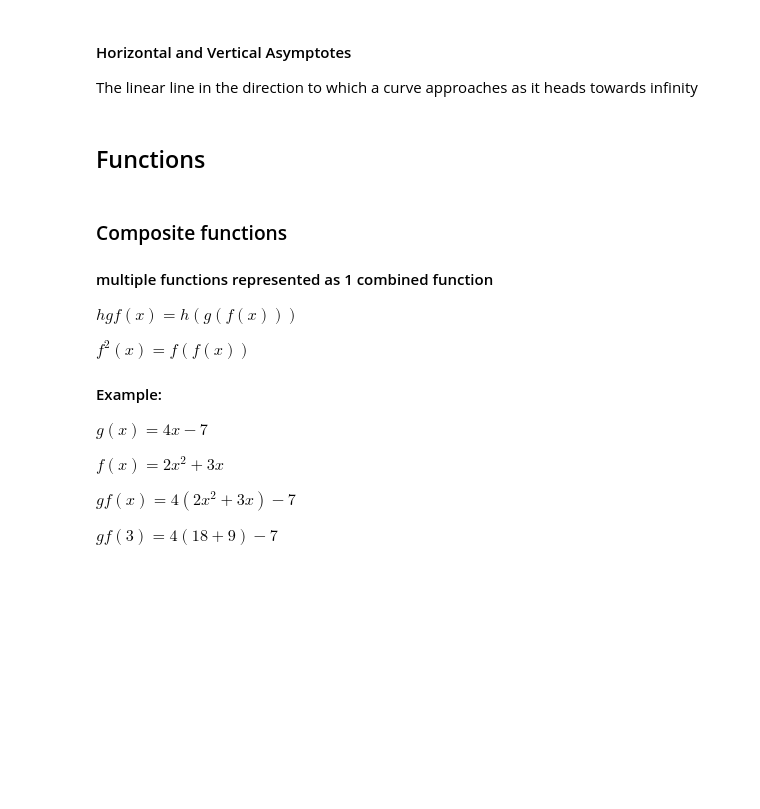
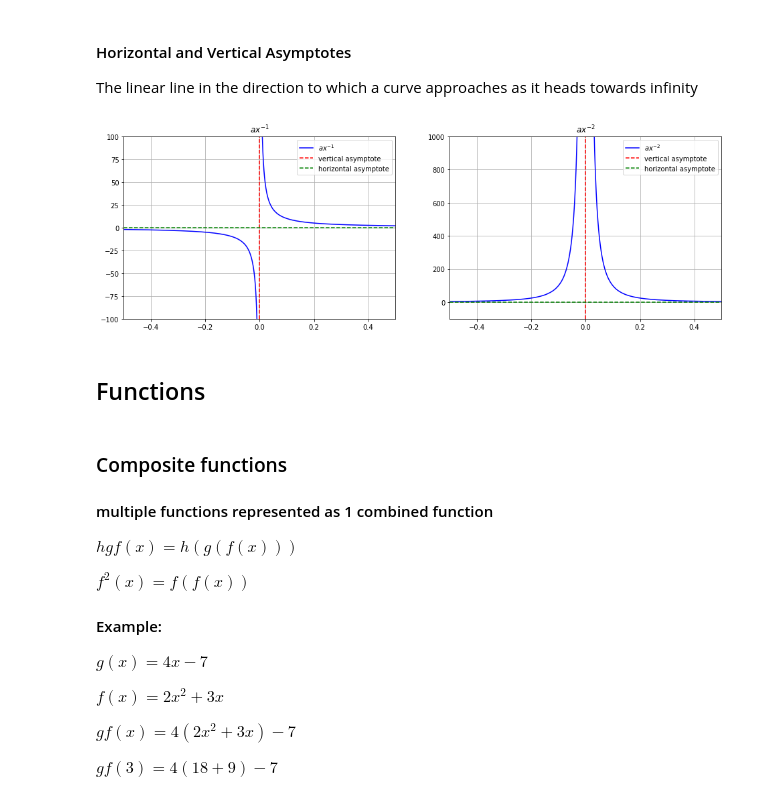
Before and after one commit to KiranArun/A-Level_Maths, a Jupyter notebook: Algebra_and_functions/Algebra_and_functions.ipynb, the cells around one changed output. Saved outputs shown, nothing was run; the diff lists cells and outputs as text; code cells hidden in the pictures; blank space fills up the shorter version.

```diff
--- a/Algebra_and_functions/Algebra_and_functions.ipynb
+++ b/Algebra_and_functions/Algebra_and_functions.ipynb
@@ -817,37 +825,39 @@ a = 1        # coefficient
 n = -1       # power (representing all odd values)
 n2 = -2      # power (representing all even values)
 
 # y values for first power
 y = a*x**n
 # y values for second power
 y2 = a*x**n2
 
 # set up plot
 fig, ax = plt.subplots(1, 2, sharex=True, figsize=(16,5))
 
-ax[0].plot(x, y, color='b', label='ax^-1')
-ax[1].plot(x, y2, color='b', label='ax^-2')
+ax[0].plot(x, y, color='b', label='$ax^{-1}$')
+ax[1].plot(x, y2, color='b', label='$ax^{-2}$')
 
 ax[0].axvline(x=0, color='r', linestyle='--', label='vertical asymptote')
 ax[1].axvline(x=0, color='r', linestyle='--', label='vertical asymptote')
 
 ax[0].axhline(y=0, color='g', linestyle='--', label='horizontal asymptote')
 ax[1].axhline(y=0, color='g', linestyle='--', label='horizontal asymptote')
 
-ax[0].set_title("ax^-1")
-ax[1].set_title("ax^-2")
+ax[0].set_title("$ax^{-1}$")
+ax[1].set_title("$ax^{-2}$")
 
 ax[0].set_xlim([-1,1])
 ax[0].set_ylim([-100,100])
 
 ax[1].set_xlim([-0.5,0.5])
 ax[1].set_ylim([-100,1000])
 
 for axes in ax:
     axes.legend(loc=1)
     axes.grid(True)
 
 plt.show()
+# %% [output]
+[figure, added]
 # %% [markdown]
 <a id='Functions'></a>
 ## Functions
```
Also changed, not shown: parts of 7 cells of this notebook.
